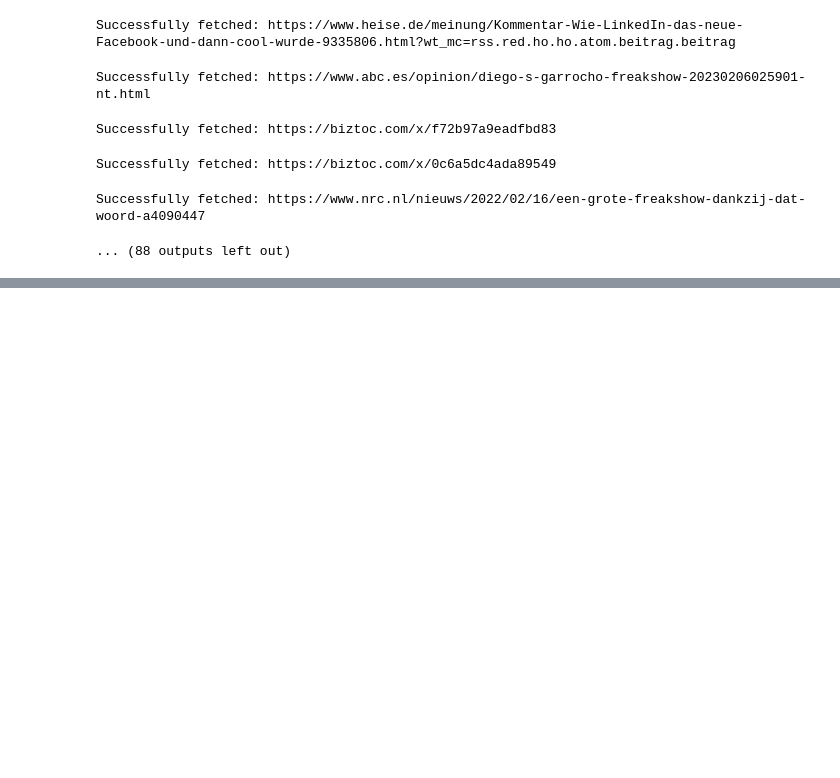
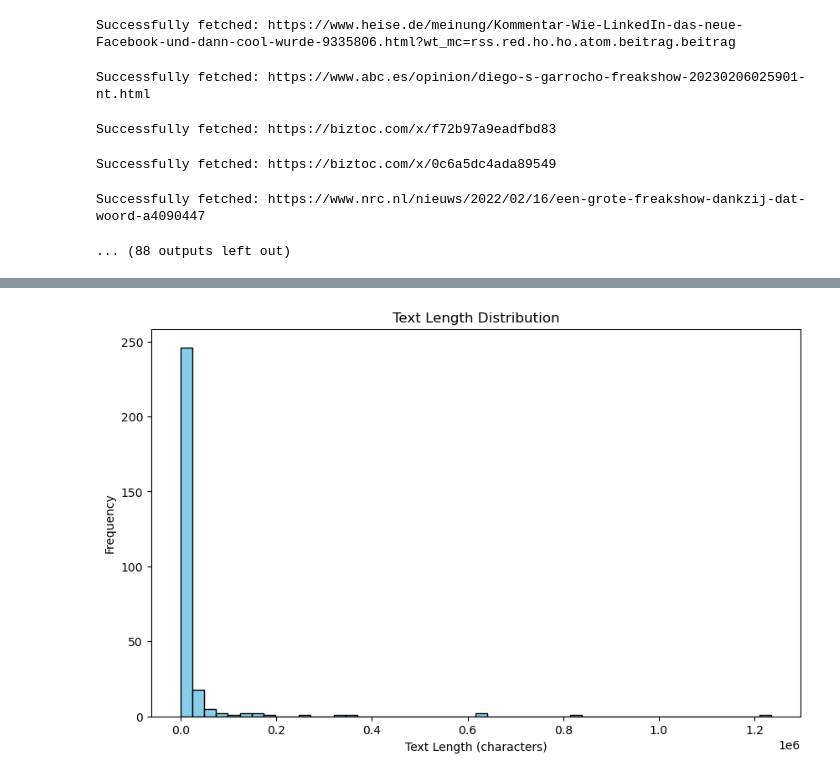
Before and after one commit to ZD-140/DSAN-7000-Project, a Jupyter notebook: freakshow data crawlers.ipynb, the cells around one changed output, grey strips where cells are left out. Cells and saved outputs as stored; diff of their text form; code cells hidden in the pictures; blank space fills up the shorter version.

Commit message:
complete circus data and part of analysis in freakshow

```diff
--- a/freakshow data crawlers.ipynb
+++ b/freakshow data crawlers.ipynb
@@ -83,0 +95,5 @@ Successfully fetched: https://www.nrc.nl/nieuws/2022/02/16/een-grote-freakshow-d
+# %%
+data = pd.read_csv("data/freakshow/freakshow_with_texts.csv")
+# %%
+# Drop Nah data items
+data = data.dropna(subset=['text'])
@@ -83,0 +121,23 @@ Successfully fetched: https://www.nrc.nl/nieuws/2022/02/16/een-grote-freakshow-d
+# %%
+from langdetect import detect, DetectorFactory
+from langdetect.lang_detect_exception import LangDetectException
+
+# Ensure result every single time are the same
+DetectorFactory.seed = 0
+
+# check first entry
+first_text_entry = data['text'].iloc[0]
+print("First entry：\n", first_text_entry)
+
+# filter non-English data items
+def is_english(text):
+    try:
+        return detect(text) == 'en'
+    except LangDetectException:
+        # if failed, consider as non-English item
+        return False
+
+# Apply English filter
+data = data[data['text'].apply(is_english)]
+
+print("Items count after processing：", len(data))
@@ -83,0 +162,15 @@ Successfully fetched: https://www.nrc.nl/nieuws/2022/02/16/een-grote-freakshow-d
+# %%
+import matplotlib.pyplot as plt
+
+# 计算每条文本的字符长度
+data['text_length'] = data['text'].apply(len)
+
+# 绘制文本长度的分布直方图
+plt.figure(figsize=(10, 6))
+plt.hist(data['text_length'], bins=50, color='skyblue', edgecolor='black')
+plt.title('Text Length Distribution')
+plt.xlabel('Text Length (characters)')
+plt.ylabel('Frequency')
+plt.show()
+# %% [output]
+[figure, added]
```
Also changed, not shown: parts of 14 cells of this notebook, 2 other files.
